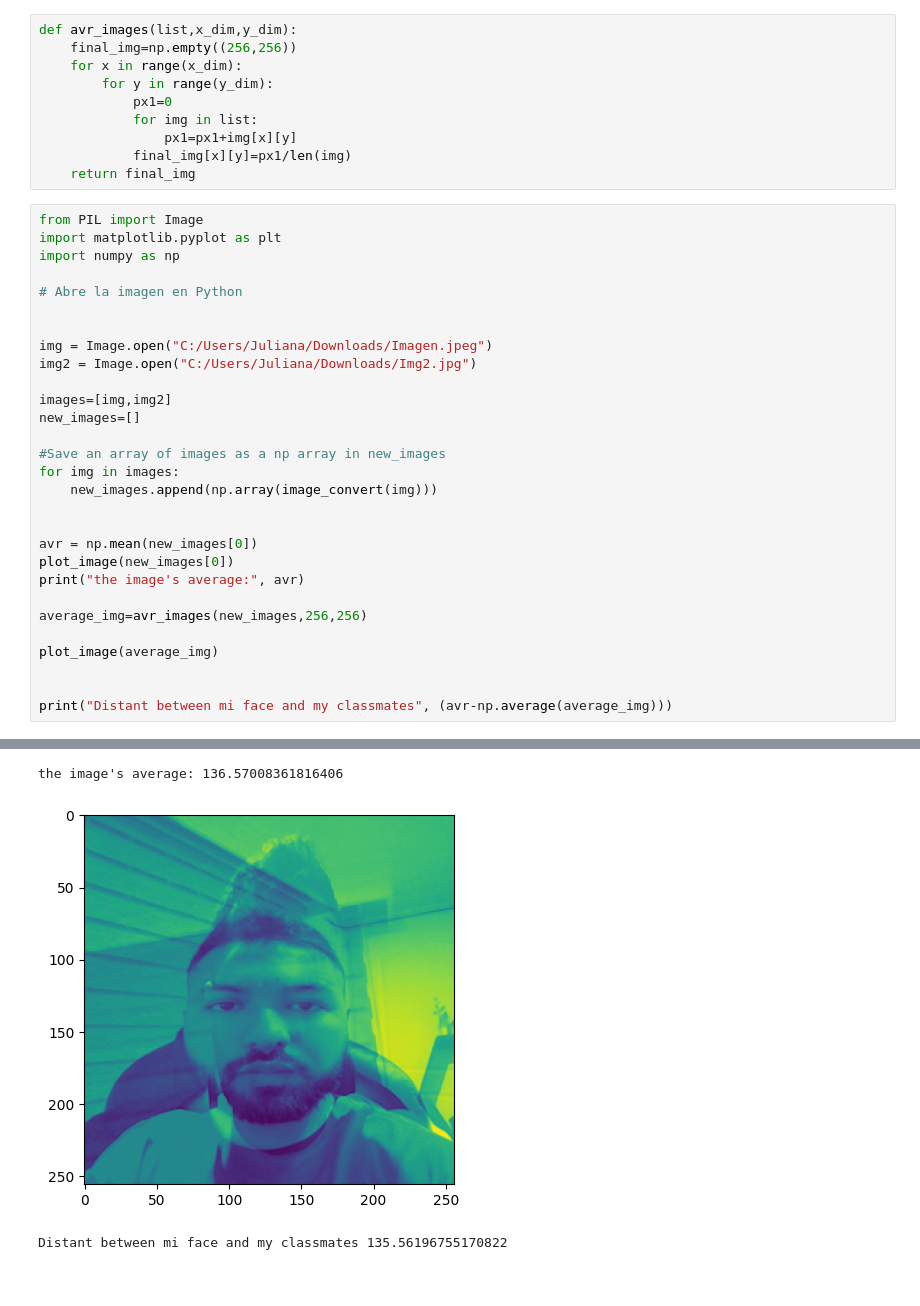
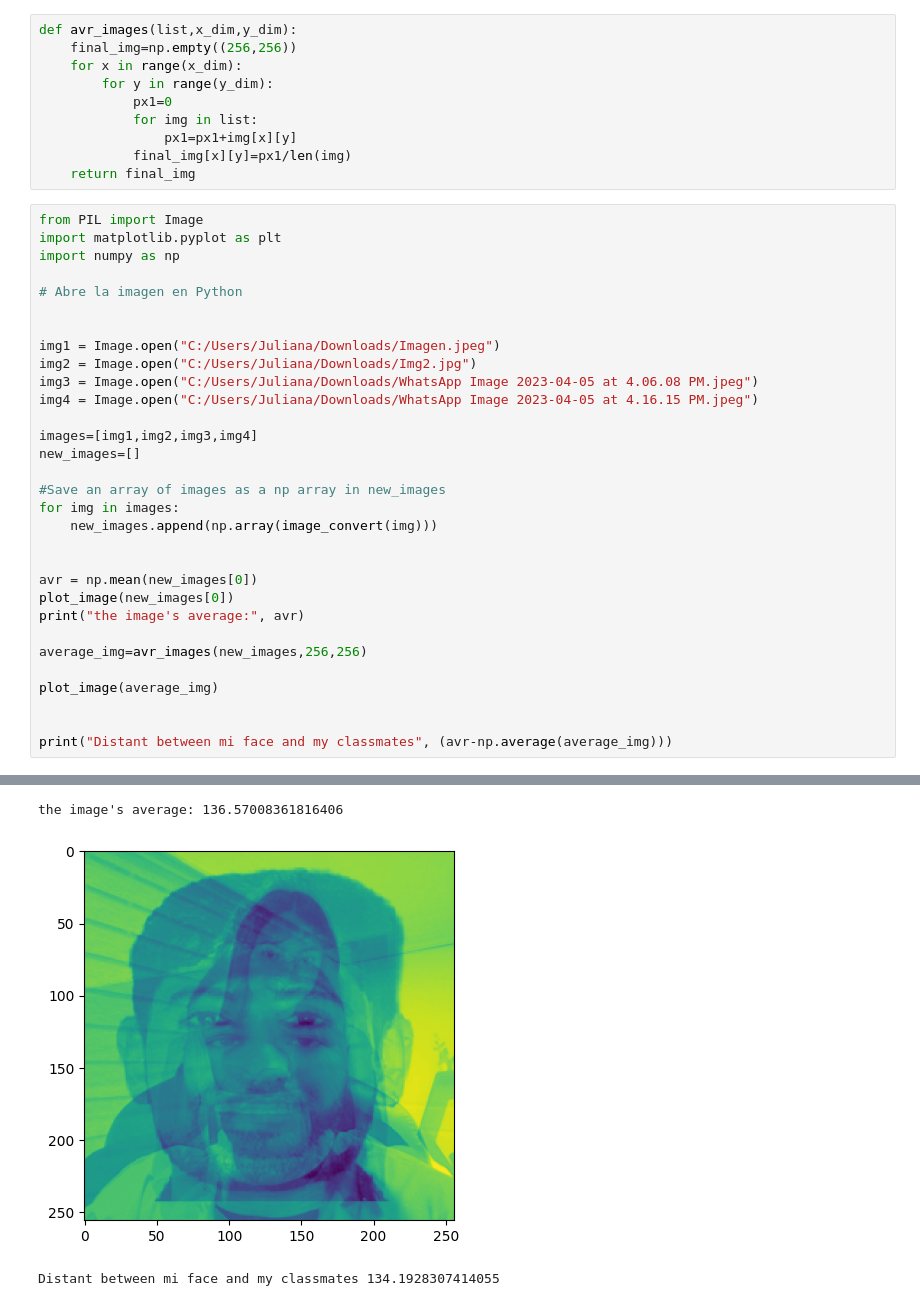
Before and after one commit to santiagomv96/Taller-1-ML-2, a Jupyter notebook: Second_point/Solution.ipynb, the cells around one changed output, grey strips where cells are left out. Drawn from its saved outputs; the diff is of its cells as text.

```diff
--- a/Second_point/Solution.ipynb
+++ b/Second_point/Solution.ipynb
@@ -24,34 +24,36 @@ def avr_images(list,x_dim,y_dim):
 # %%
 from PIL import Image
 import matplotlib.pyplot as plt
 import numpy as np
 
 # Abre la imagen en Python
 
 
-img = Image.open("C:/Users/Juliana/Downloads/Imagen.jpeg")
+img1 = Image.open("C:/Users/Juliana/Downloads/Imagen.jpeg")
 img2 = Image.open("C:/Users/Juliana/Downloads/Img2.jpg")
+img3 = Image.open("C:/Users/Juliana/Downloads/WhatsApp Image 2023-04-05 at 4.06.08 PM.jpeg")
+img4 = Image.open("C:/Users/Juliana/Downloads/WhatsApp Image 2023-04-05 at 4.16.15 PM.jpeg")
 
-images=[img,img2]
+images=[img1,img2,img3,img4]
 new_images=[]
 
 #Save an array of images as a np array in new_images
 for img in images:
     new_images.append(np.array(image_convert(img)))
 
 
 avr = np.mean(new_images[0])
 plot_image(new_images[0])
 print("the image's average:", avr)
 
 average_img=avr_images(new_images,256,256)
 
 plot_image(average_img)
 
 
 print("Distant between mi face and my classmates", (avr-np.average(average_img)))
 # %% [output]
 [figure]
 the image's average: 136.57008361816406
-[figure, old version]
+[figure, new version]
-Distant between mi face and my classmates 135.56196755170822
+Distant between mi face and my classmates 134.1928307414055
```
